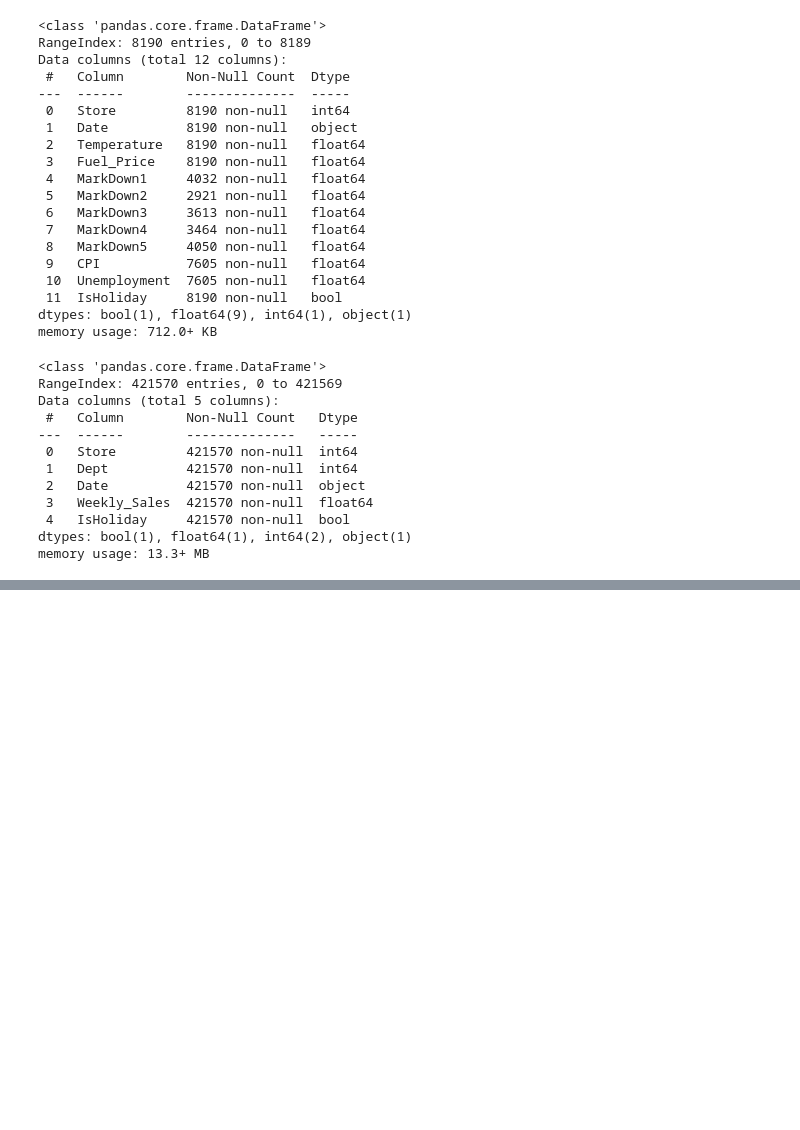
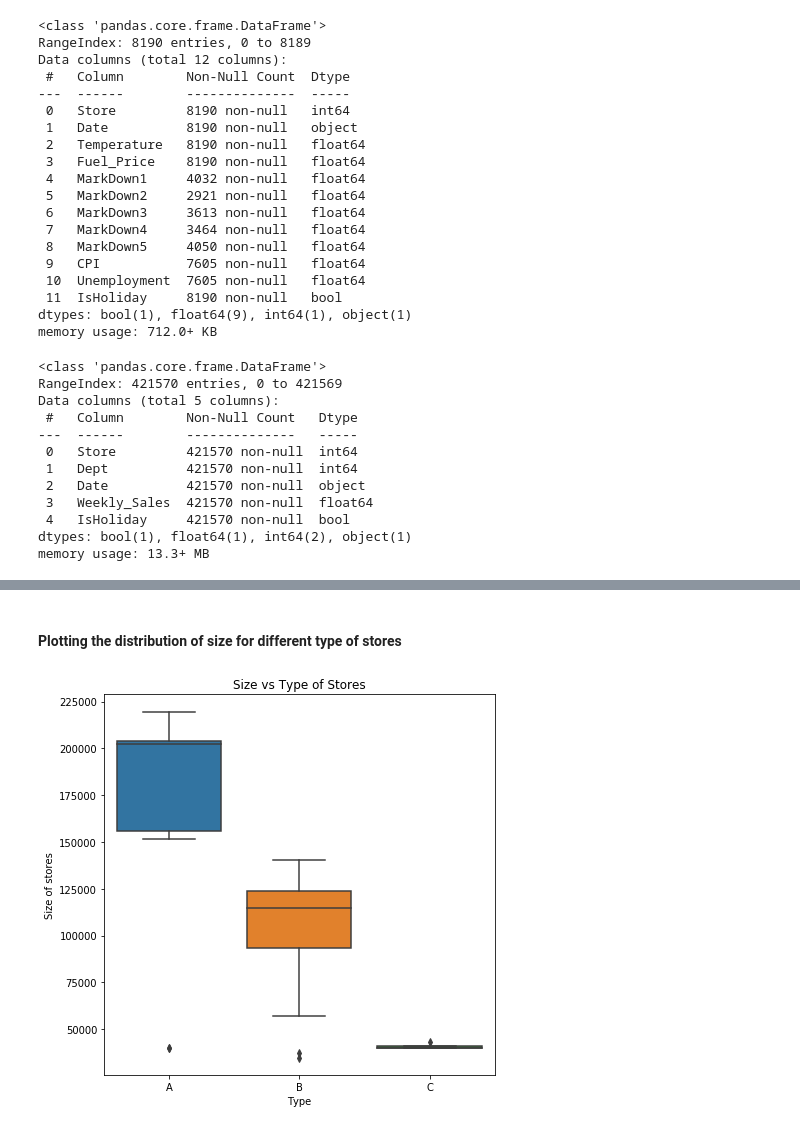
Before and after one commit to GeethaJoseph/Springboard-Datascience-Bootcamp, a Jupyter notebook: Capstone Project 2/Data_cleaning.ipynb, the cells around one changed output, grey strips where cells are left out. Cells and saved outputs as stored; diff of their text form; code cells hidden in the pictures; blank space fills up the shorter version.

```diff
--- a/Capstone Project 2/Data_cleaning.ipynb
+++ b/Capstone Project 2/Data_cleaning.ipynb
@@ -111,0 +112,16 @@ Name: Weekly_Sales, dtype: float64
+# %% [markdown]
+
+#### Plotting the distribution of size for different type of stores
+# %%
+grouped=df.groupby('Type')['Weekly_Sales'].mean()
+#grouped.describe()['Size']
+
+plt.figure(figsize=(7,7))
+sns.boxplot(x='Type', y='Size', data=dataframes[0])
+plt.title("Size vs Type of Stores")
+plt.ylabel('Size of stores')
+
+#plt.ylim((0,100000))55
+plt.show()
+# %% [output]
+[figure, added]
```
Also changed, not shown: parts of 26 cells of this notebook.
